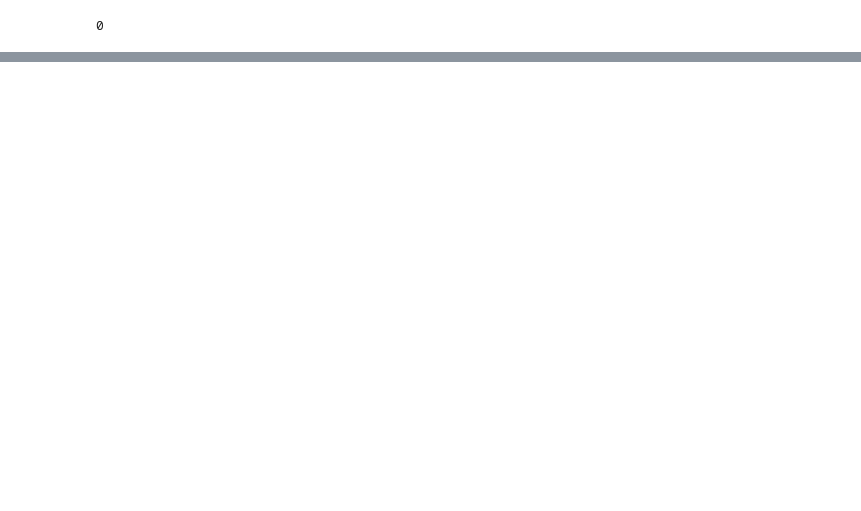
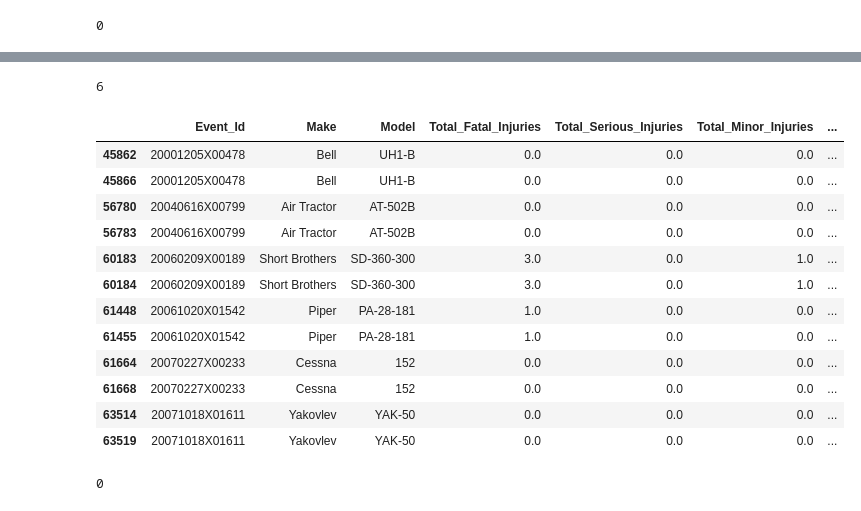
Before and after one commit to Iamwangui/Aviation_Risk_Analysis_Project, a Jupyter notebook: Aviation_analysis.ipynb, the cells around one changed output, grey strips where cells are left out. Cells and saved outputs as stored; diff of their text form; code cells hidden in the pictures; blank space fills up the shorter version.

```diff
--- a/Aviation_analysis.ipynb
+++ b/Aviation_analysis.ipynb
@@ -257,0 +514,3 @@ dtype: int64
+# %%
+#Since the Event_Date has only 1 missing row i can drop that row first
+df = df.dropna(subset=['Event_Date'])
@@ -257,0 +533,9 @@ dtype: int64
+# %%
+#Then i want to maybe analyse my datasetint terms of months and years so i can split into two new columns
+#Converting the event type to date time
+df['Event_Date'] = pd.to_datetime(df['Event_Date'])
+
+
+#Extracting the year column and month name colum
+df['Event_Year'] = df['Event_Date'].dt.year
+df['Event_Month_Name'] = df['Event_Date'].dt.month_name()
@@ -257,0 +560,5 @@ dtype: int64
+# %%
+#Convert all values to strings (in case of missing or numeric entries) and Format values in title case  for readability
+
+df['Make'] = df['Make'].map(lambda x: str(x).title())
+df['Make'].isna().sum()
@@ -257,0 +592,6 @@ dtype: int64
+# %%
+#convert the model column into uppercase, strip any whitespace
+df['Model'] = df['Model'].map(lambda x: str(x).strip().upper())
+
+#check to see if the null values have been removed
+df['Model'].isnull().sum()
@@ -257,0 +644,22 @@ dtype: int64
+# %%
+#Checking for duplicates
+df.duplicated().sum()
+# %% [output]
+6
+# %%
+#To view the duplicated entries
+df[df.duplicated(keep= False)]
+# %% [output]
+|  | Event_Id | Make | Model | Total_Fatal_Injuries | Total_Serious_Injuries | Total_Minor_Injuries | ... |
+| 45862 | 20001205X00478 | Bell | UH1-B | 0.0 | 0.0 | 0.0 | ... |
+| 45866 | 20001205X00478 | Bell | UH1-B | 0.0 | 0.0 | 0.0 | ... |
+| 56780 | 20040616X00799 | Air Tractor | AT-502B | 0.0 | 0.0 | 0.0 | ... |
+| 56783 | 20040616X00799 | Air Tractor | AT-502B | 0.0 | 0.0 | 0.0 | ... |
+| 60183 | 20060209X00189 | Short Brothers | SD-360-300 | 3.0 | 0.0 | 1.0 | ... |
+| 60184 | 20060209X00189 | Short Brothers | SD-360-300 | 3.0 | 0.0 | 1.0 | ... |
+| 61448 | 20061020X01542 | Piper | PA-28-181 | 1.0 | 0.0 | 0.0 | ... |
+| 61455 | 20061020X01542 | Piper | PA-28-181 | 1.0 | 0.0 | 0.0 | ... |
+| 61664 | 20070227X00233 | Cessna | 152 | 0.0 | 0.0 | 0.0 | ... |
+| 61668 | 20070227X00233 | Cessna | 152 | 0.0 | 0.0 | 0.0 | ... |
+| 63514 | 20071018X01611 | Yakovlev | YAK-50 | 0.0 | 0.0 | 0.0 | ... |
+| 63519 | 20071018X01611 | Yakovlev | YAK-50 | 0.0 | 0.0 | 0.0 | ... |
@@ -257,0 +669,5 @@ dtype: int64
+# %%
+#Confirming the duplicates were dropped
+df.duplicated().sum()
+# %% [output]
+0
```
Also changed, not shown: parts of 87 cells of this notebook.
